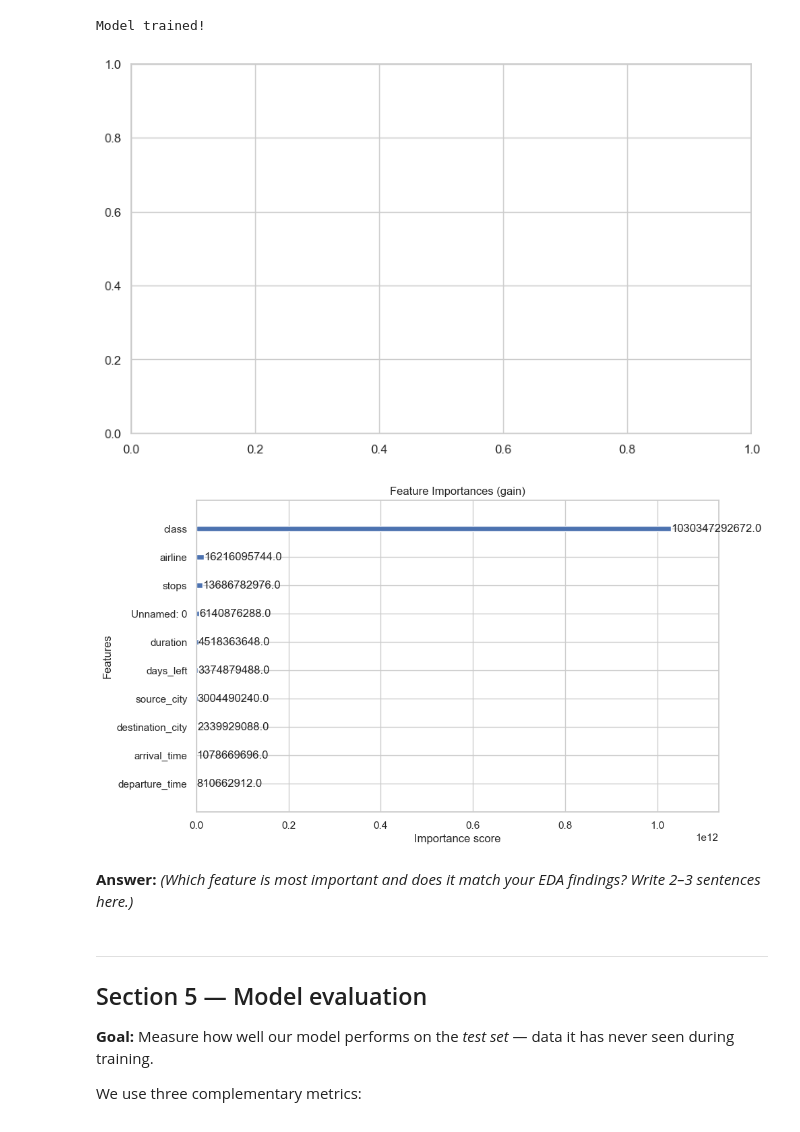
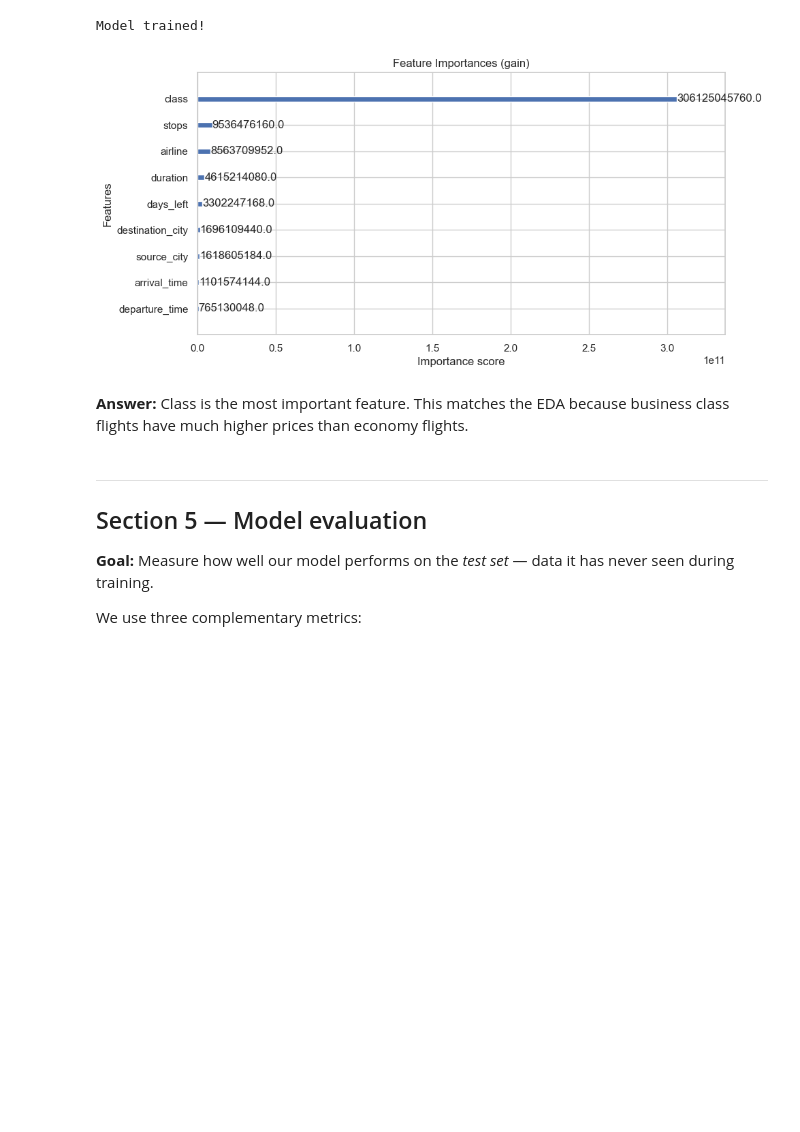
Before and after one commit to TAMU-Aggie-Data-Science-Club/fall2026-american-airlines, a Jupyter notebook: deliverable1/flight_price_prediction.ipynb, the cells around one changed output. Cells and saved outputs as stored; diff of their text form; code cells hidden in the pictures; blank space fills up the shorter version.

```diff
--- a/deliverable1/flight_price_prediction.ipynb
+++ b/deliverable1/flight_price_prediction.ipynb
@@ -133,10 +133,10 @@ All imports successful!
 # %%
 # TODO: Load Clean_Dataset.csv into a DataFrame called `df`.
 # The file lives at deliverable1/data/Clean_Dataset.csv relative to the repo root.
-df = pd.read_csv('C:/Users/gadda/fall2026-american-airlines/deliverable1/data/Clean_Dataset.csv')  # replace None with the correct pd.read_csv() call
+df = pd.read_csv('deliverable1/data/Clean_Dataset.csv', index_col=0)
 
 # TODO: Print the shape of the DataFrame (rows, columns) so we know how much data we have.
-df.shape
+print(df.shape)
 
 # TODO: Display the first 5 rows using .head() so we can eyeball the columns.
 df.head()
@@ -228,5 +233,6 @@ dtype: int64
 # TODO: Drop any rows that contain null values using df.dropna().
 # Assign the result back to df.
 # After dropping, print the new shape to confirm how many rows (if any) were removed.
-print("no rows removed")
+df = df.dropna()
+print(df.shape)
 # %% [output]
@@ -594,29 +572,21 @@ Model trained!
 # %%
 # Feature importance: XGBoost tracks how often each feature was used in a split
 # and how much each split reduced the prediction error.
 # 'gain' (the default) measures the average improvement in accuracy each feature provides.
 
 # TODO: Plot the feature importances using xgb.plot_importance(model).
 # Set importance_type='gain' to use the 'gain' metric.
 # Add a title: 'Feature Importances (gain)'
 #
 # Which feature is most important? Does that match your intuition from the EDA?
 # Write your answer in the markdown cell below.
-plt.figure(figsize=(10, 6))
-
-# Plot the feature importances using the 'gain' metric
 xgb.plot_importance(model, importance_type='gain', ax=plt.gca())
-
-# Add a title
 plt.title('Feature Importances (gain)')
-
-# Display the plot
 plt.show()
 # %% [output]
-[figure, old version]
+[figure, new version]
-[figure, removed]
 # %% [markdown]
-**Answer:** *(Which feature is most important and does it match your EDA findings? Write 2–3 sentences here.)*
+**Answer:** Class is the most important feature. This matches the EDA because business class flights have much higher prices than economy flights.
 # %% [markdown]
 ---
 ## Section 5 — Model evaluation
```
Also changed, not shown: parts of 21 cells of this notebook.
